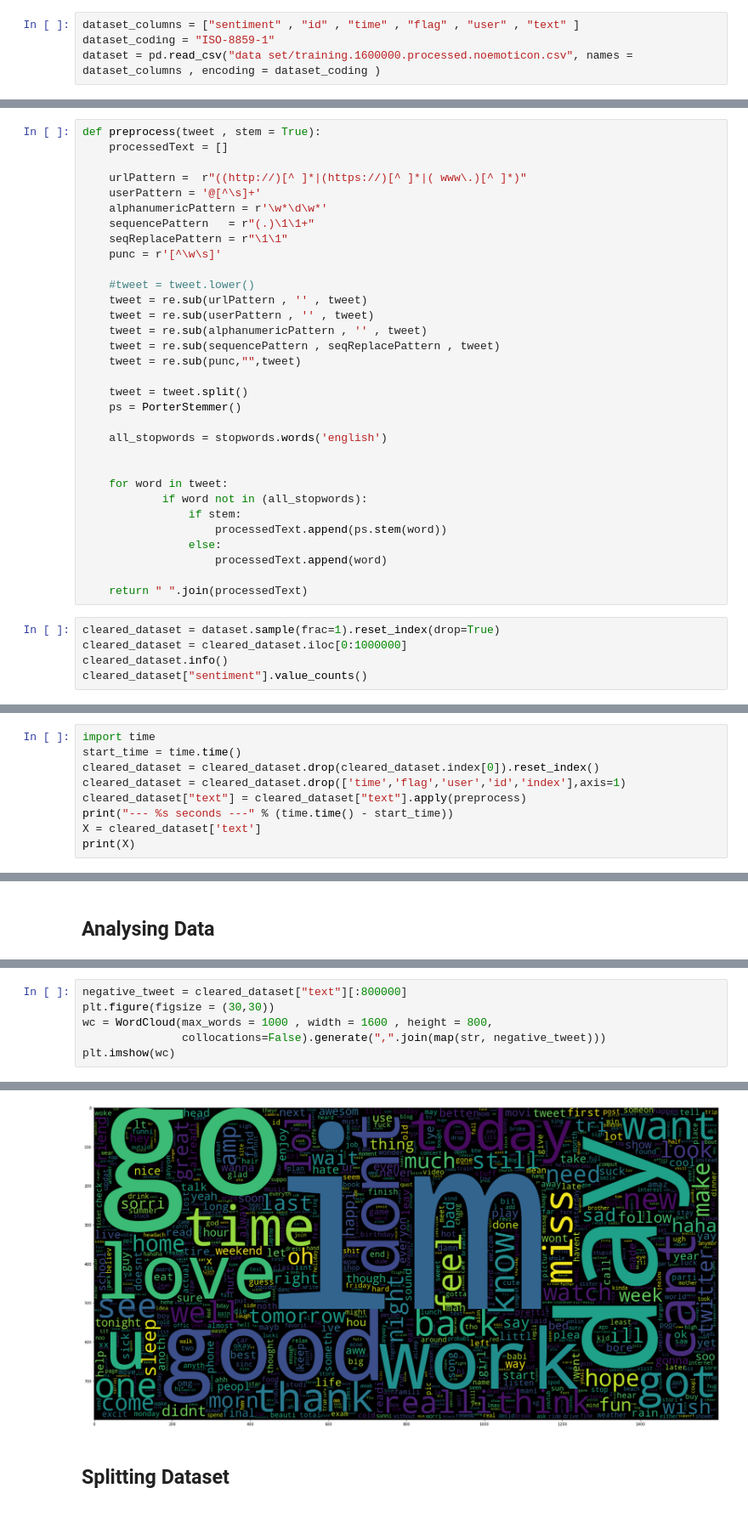
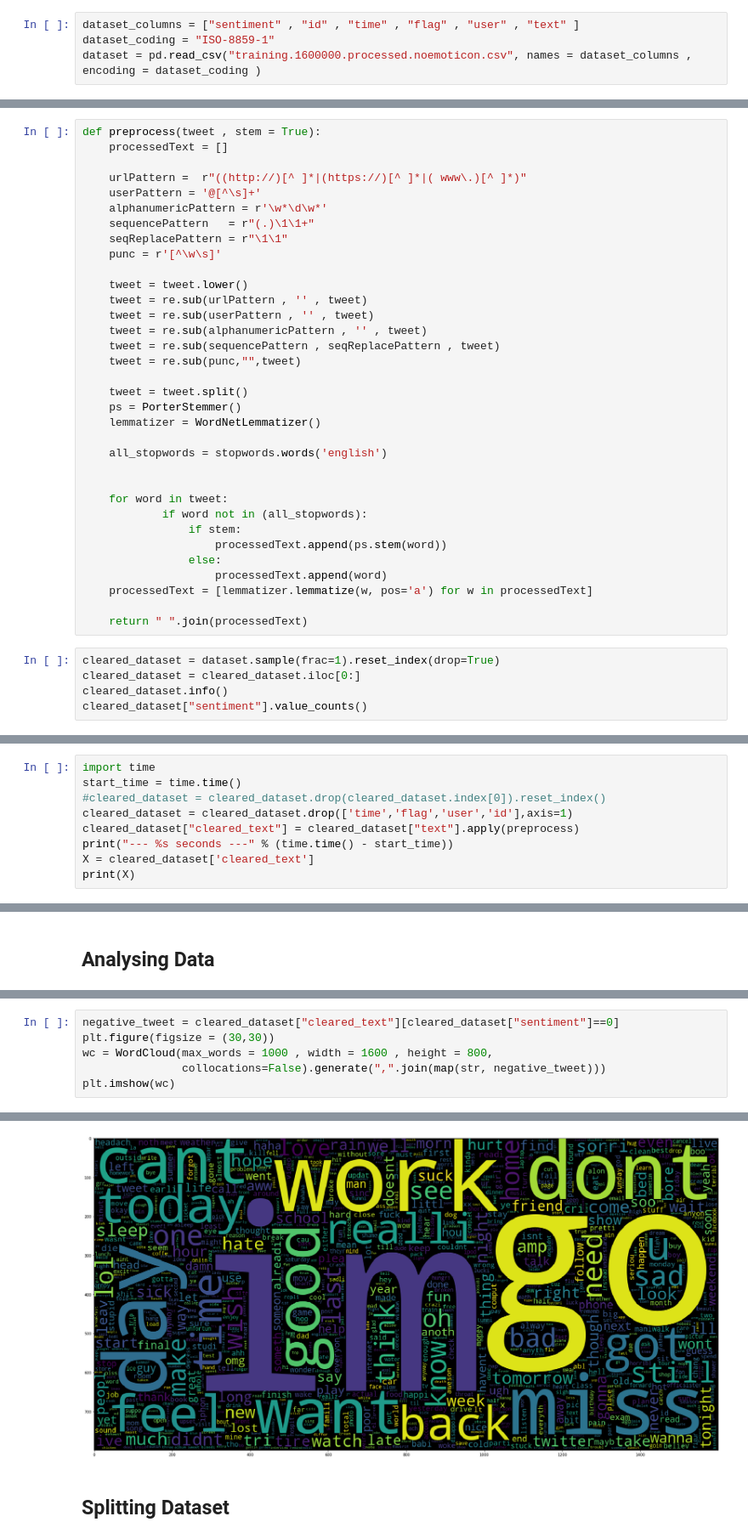
Before and after one commit to alok2244/Sentiment_Analysis-, a Jupyter notebook: Sentiment Analysis_.ipynb, the cells around one changed output, grey strips where cells are left out. Shown at 85% size. Cells and saved outputs as stored; diff of their text form.

```diff
--- a/Sentiment Analysis_.ipynb
+++ b/Sentiment Analysis_.ipynb
@@ -27,7 +27,7 @@ from sklearn.ensemble import RandomForestClassifier
 # %%
 dataset_columns = ["sentiment" , "id" , "time" , "flag" , "user" , "text" ]
 dataset_coding = "ISO-8859-1"
-dataset = pd.read_csv("data set/training.1600000.processed.noemoticon.csv", names = dataset_columns , encoding = dataset_coding )
+dataset = pd.read_csv("training.1600000.processed.noemoticon.csv", names = dataset_columns , encoding = dataset_coding )
 # %%
 dataset.head()
 # %% [output]
@@ -100,7 +101,7 @@ def preprocess(tweet , stem = True):
     seqReplacePattern = r"\1\1"
     punc = r'[^\w\s]'
 
-    #tweet = tweet.lower()
+    tweet = tweet.lower()
     tweet = re.sub(urlPattern , '' , tweet)
     tweet = re.sub(userPattern , '' , tweet)
     tweet = re.sub(alphanumericPattern , '' , tweet)
@@ -109,6 +110,7 @@ def preprocess(tweet , stem = True):
 
     tweet = tweet.split()
     ps = PorterStemmer()
+    lemmatizer = WordNetLemmatizer()
 
     all_stopwords = stopwords.words('english')
 
@@ -119,11 +121,12 @@ def preprocess(tweet , stem = True):
                     processedText.append(ps.stem(word))
                 else:
                     processedText.append(word)
+    processedText = [lemmatizer.lemmatize(w, pos='a') for w in processedText]
 
     return " ".join(processedText)
 # %%
 cleared_dataset = dataset.sample(frac=1).reset_index(drop=True)
-cleared_dataset = cleared_dataset.iloc[0:1000000]
+cleared_dataset = cleared_dataset.iloc[0:]
 cleared_dataset.info()
 cleared_dataset["sentiment"].value_counts()
 # %% [output]
@@ -146,10 +149,10 @@ Name: sentiment, dtype: int64
 # %%
 import time
 start_time = time.time()
-cleared_dataset = cleared_dataset.drop(cleared_dataset.index[0]).reset_index()
-cleared_dataset = cleared_dataset.drop(['time','flag','user','id','index'],axis=1)
-cleared_dataset["text"] = cleared_dataset["text"].apply(preprocess)
+#cleared_dataset = cleared_dataset.drop(cleared_dataset.index[0]).reset_index()
+cleared_dataset = cleared_dataset.drop(['time','flag','user','id'],axis=1)
+cleared_dataset["cleared_text"] = cleared_dataset["text"].apply(preprocess)
 print("--- %s seconds ---" % (time.time() - start_time))
-X = cleared_dataset['text']
+X = cleared_dataset['cleared_text']
 print(X)
 # %% [output]
@@ -196,12 +199,12 @@ plt.imshow(wc)
 # %%
-negative_tweet = cleared_dataset["text"][:800000]
+negative_tweet = cleared_dataset["cleared_text"][cleared_dataset["sentiment"]==0]
 plt.figure(figsize = (30,30))
 wc = WordCloud(max_words = 1000 , width = 1600 , height = 800,
                collocations=False).generate(",".join(map(str, negative_tweet)))
 plt.imshow(wc)
 # %% [output]
 <matplotlib.image.AxesImage at 0x...>
-[figure, old version]
+[figure, new version]
 # %% [markdown]
 ## Splitting Dataset
 # %%
```
Also changed, not shown: parts of 22 cells of this notebook.
